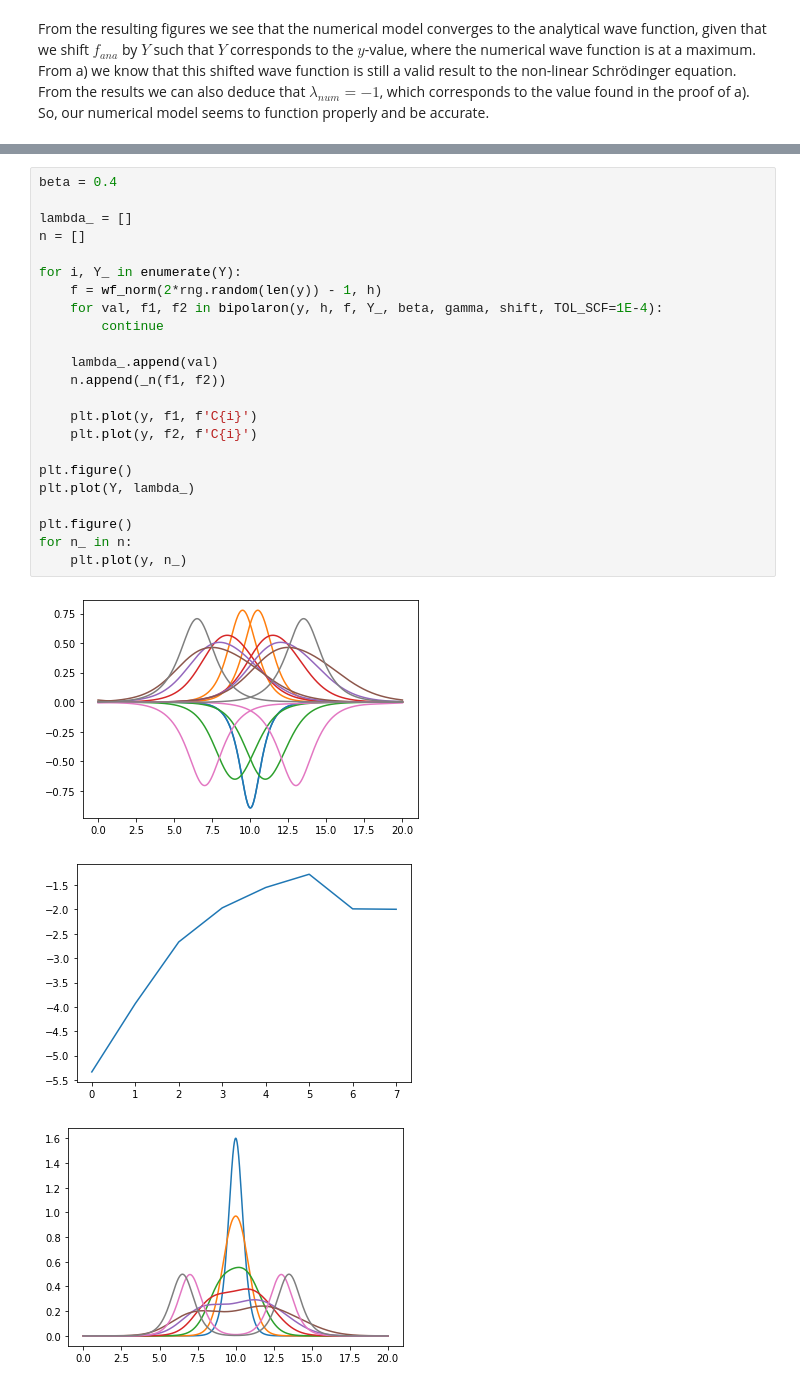
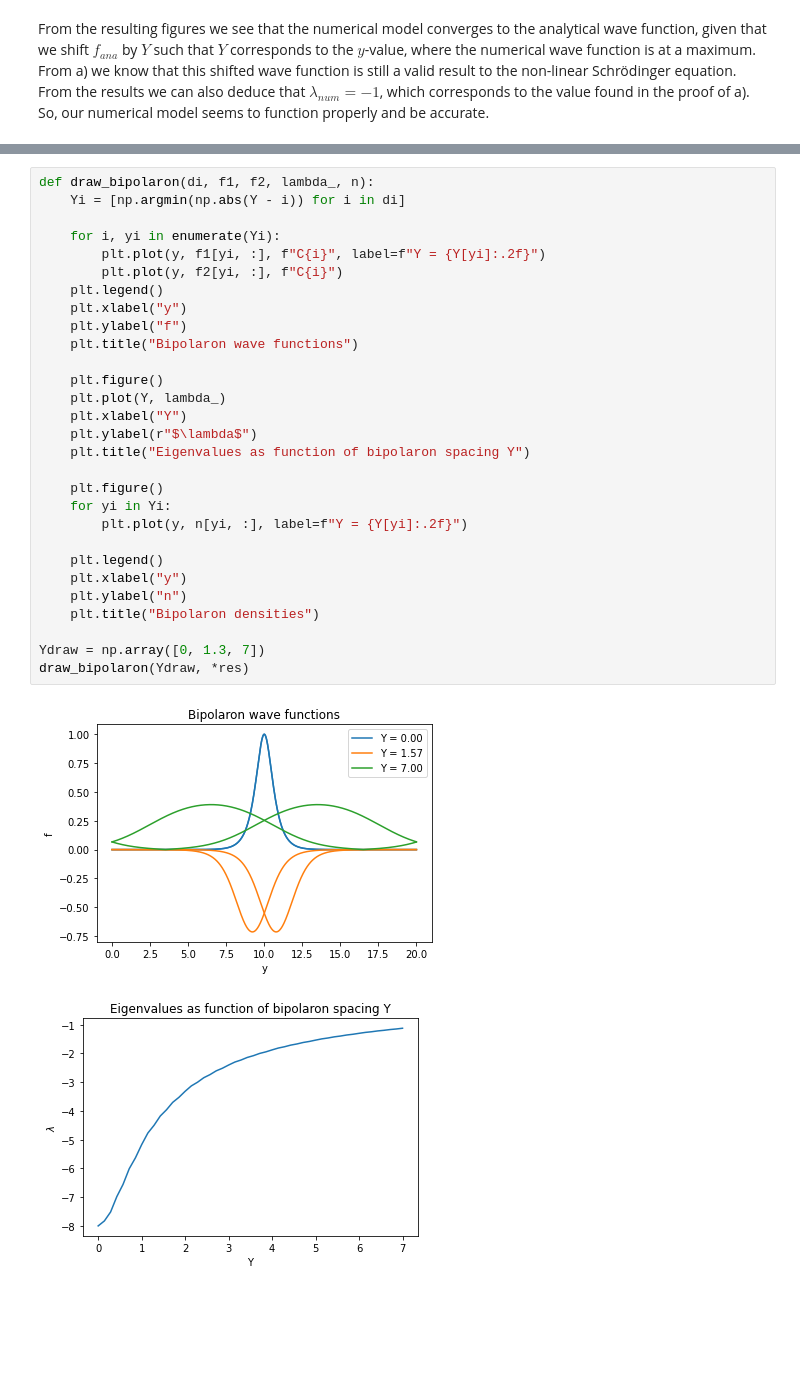
Before and after one commit to KevoSoftworks/mathematical_and_numerical_physics, a Jupyter notebook: part_3/part3.ipynb, the cells around one changed output, grey strips where cells are left out. Saved outputs shown, nothing was run; the diff lists cells and outputs as text; blank space fills up the shorter version.

```diff
--- a/part_3/part3.ipynb
+++ b/part_3/part3.ipynb
@@ -515,27 +511,32 @@ for n_ in n:
-# %%
-beta = 0.4
-
-lambda_ = []
-n = []
-
-for i, Y_ in enumerate(Y):
-    f = wf_norm(2*rng.random(len(y)) - 1, h)
-    for val, f1, f2 in bipolaron(y, h, f, Y_, beta, gamma, shift, TOL_SCF=1E-4):
-        continue
-
-    lambda_.append(val)
-    n.append(_n(f1, f2))
-
-    plt.plot(y, f1, f'C{i}')
-    plt.plot(y, f2, f'C{i}')
-
-plt.figure()
-plt.plot(Y, lambda_)
-
-plt.figure()
-for n_ in n:
-    plt.plot(y, n_)
-# %% [output]
-[figure, removed]
-[figure, removed]
-[figure, removed]
+# %%
+def draw_bipolaron(di, f1, f2, lambda_, n):
+    Yi = [np.argmin(np.abs(Y - i)) for i in di]
+
+    for i, yi in enumerate(Yi):
+        plt.plot(y, f1[yi, :], f"C{i}", label=f"Y = {Y[yi]:.2f}")
+        plt.plot(y, f2[yi, :], f"C{i}")
+    plt.legend()
+    plt.xlabel("y")
+    plt.ylabel("f")
+    plt.title("Bipolaron wave functions")
+
+    plt.figure()
+    plt.plot(Y, lambda_)
+    plt.xlabel("Y")
+    plt.ylabel(r"$\lambda$")
+    plt.title("Eigenvalues as function of bipolaron spacing Y")
+
+    plt.figure()
+    for yi in Yi:
+        plt.plot(y, n[yi, :], label=f"Y = {Y[yi]:.2f}")
+
+    plt.legend()
+    plt.xlabel("y")
+    plt.ylabel("n")
+    plt.title("Bipolaron densities")
+
+Ydraw = np.array([0, 1.3, 7])
+draw_bipolaron(Ydraw, *res)
+# %% [output]
+[figure, added]
+[figure, added]
```
Also changed, not shown: parts of 33 cells of this notebook.
